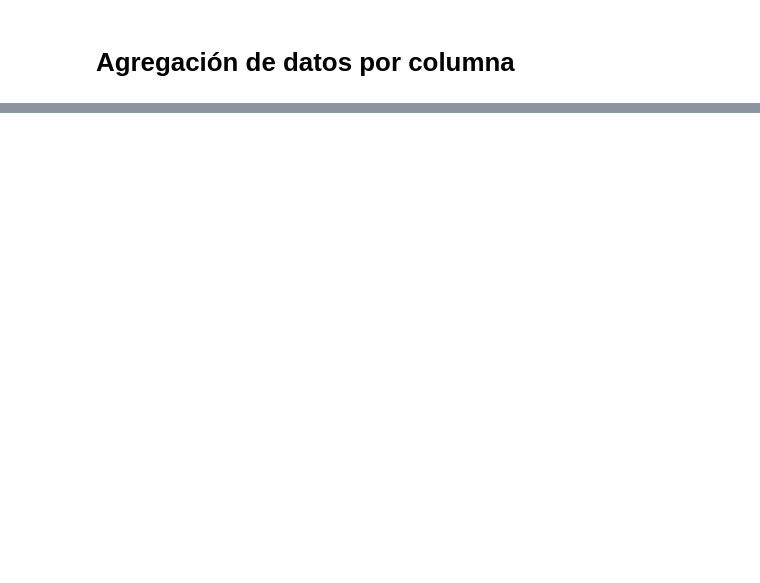
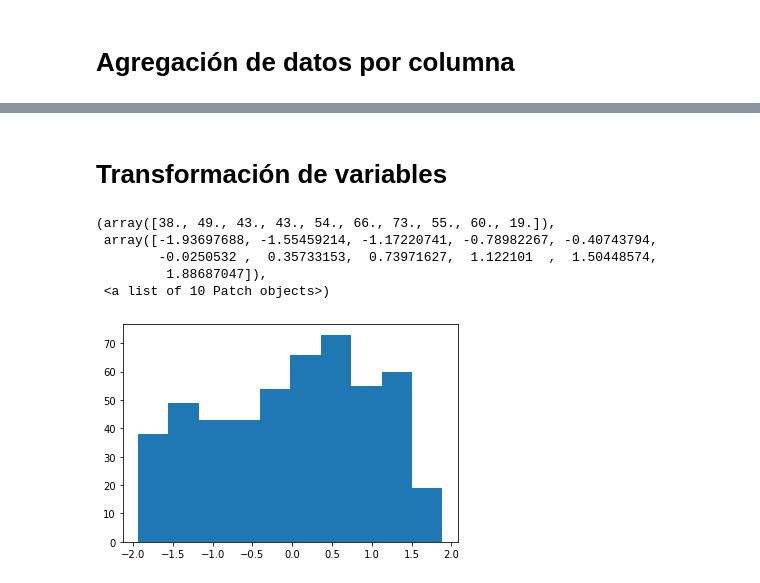
Before and after one commit to jaimelasso/python-ml-course, a Jupyter notebook: notebooks/T2 - 3 - Agrupación de datos.ipynb, the cells around one changed output, grey strips where cells are left out. Saved outputs shown, nothing was run; the diff lists cells and outputs as text; code cells hidden in the pictures; blank space fills up the shorter version.

```diff
--- a/notebooks/T2 - 3 - Agrupación de datos.ipynb
+++ b/notebooks/T2 - 3 - Agrupación de datos.ipynb
@@ -69,0 +107,2 @@ data.head()
+# %%
+double_group = data.groupby(["Gender", "Economic Status"])
@@ -69,0 +272,6 @@ data.head()
+# %% [markdown]
+# Transformación de variables
+# %%
+z_score = lambda x : (x - x.mean()) / x.std()
+# %%
+z_group = double_group.transform(z_score)
@@ -69,0 +280,9 @@ data.head()
+# %%
+plt.hist(z_group["Age"])
+# %% [output]
+(array([38., 49., 43., 43., 54., 66., 73., 55., 60., 19.]),
+ array([-1.93697688, -1.55459214, -1.17220741, -0.78982267, -0.40743794,
+        -0.0250532 ,  0.35733153,  0.73971627,  1.122101  ,  1.50448574,
+         1.88687047]),
+ <a list of 10 Patch objects>)
+[figure, added]
```
Also changed, not shown: parts of 66 cells of this notebook.
